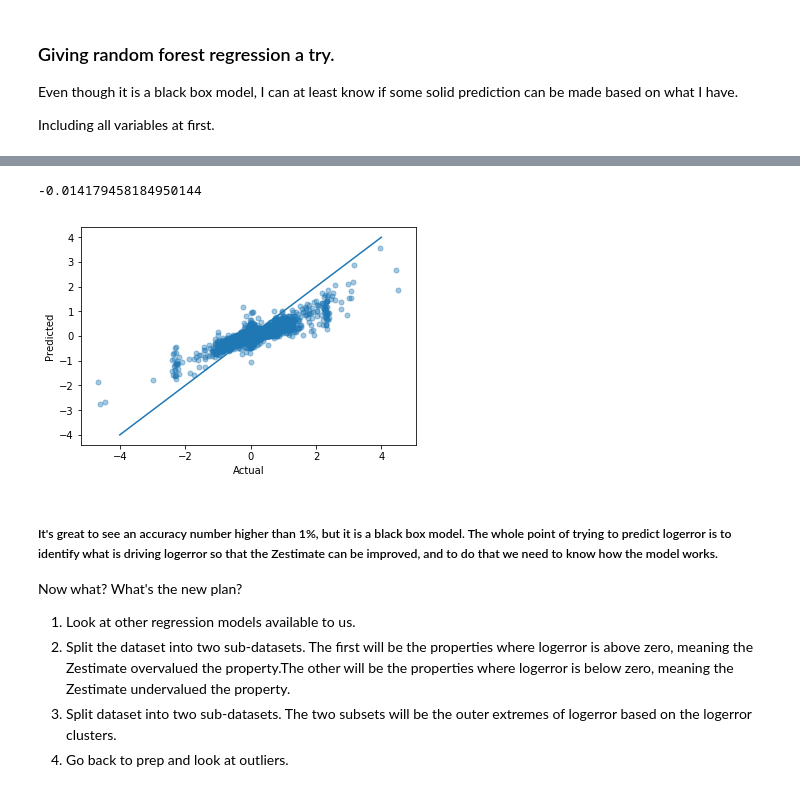
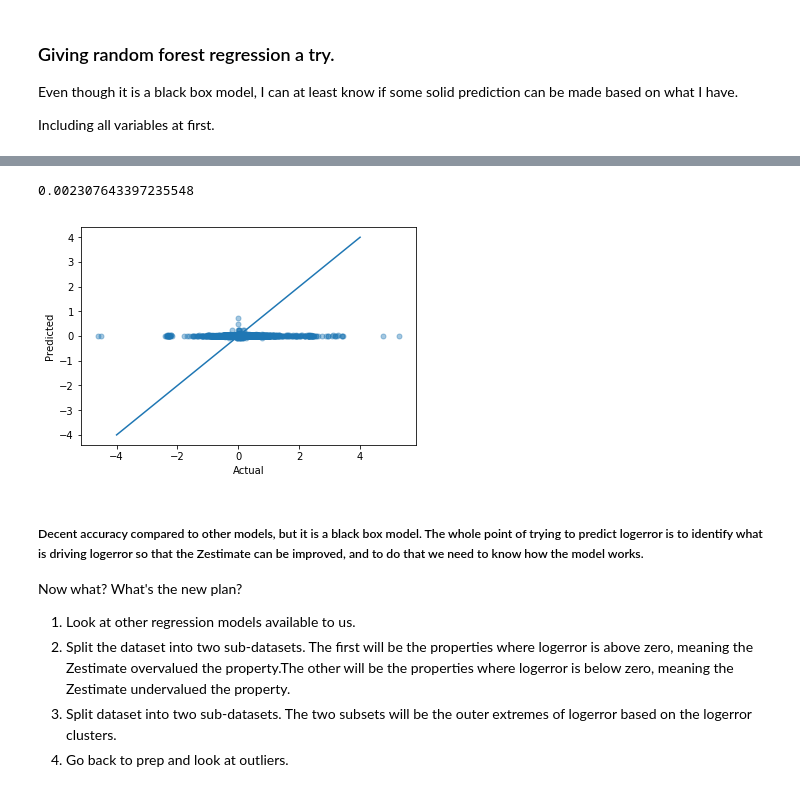
Before and after one commit to matthewzapata/ds-methodologies-exercises, a Jupyter notebook: clustering/zillow_exercises.ipynb, the cells around one changed output, grey strips where cells are left out. Saved outputs shown, nothing was run; the diff lists cells and outputs as text; code cells hidden in the pictures.

```diff
--- a/clustering/zillow_exercises.ipynb
+++ b/clustering/zillow_exercises.ipynb
@@ -1016,6 +1009,8 @@ Not significant.
 # %% [markdown]
 ### Making Initial Model
 First, split into train and test sets.
+# %%
+properties.drop(['parcelid'], axis=1, inplace=True)
 # %%
 from sklearn.model_selection import train_test_split
 
@@ -1382,12 +1373,11 @@ Including all variables at first.
 # %%
 from sklearn.ensemble import RandomForestRegressor
 
-a, b = explore_zillow.split_it(properties.drop(['parcelid',
-                                                'propertylandusedesc', 'regionidcounty',
+a, b = explore_zillow.split_it(properties.drop(['propertylandusedesc', 'regionidcounty',
                                                 'cluster_target'],axis=1),
                                training_size=.6)
 
-forest = RandomForestRegressor(random_state=123, max_depth=7)
+forest = RandomForestRegressor(random_state=123, max_depth=3)
 forest.fit(a.drop(['logerror'], axis=1), a[['logerror']])
 f = forest.predict(a.drop(['logerror'], axis=1))
 
@@ -1403,7 +1393,7 @@ Including only those variables that the decision tree thought were important. Ac
 z = a.drop(['logerror'], axis=1)
 z = z[['yearbuilt', 'cluster_lat_lon', 'cluster_loc_size', 'taxamount', 'lotsizesquarefeet']]
 
-forest = RandomForestRegressor(random_state=123, max_depth=10)
+forest = RandomForestRegressor(random_state=123, max_depth=3)
 forest.fit(z, a[['logerror']])
 f = forest.predict(z)
 
@@ -1421,17 +1419,17 @@ f = forest.predict(y)
 s = forest.score(y, b[['logerror']])
 s
 # %% [output]
--0.014179458184950144
+0.002307643397235548
 # %%
 plt.plot(range(-4,5), range(-4,5))
-plt.scatter(a.logerror, f, s=25, alpha=.4)
+plt.scatter(b.logerror, f, s=25, alpha=.4)
 plt.xlabel('Actual')
 plt.ylabel('Predicted')
 plt.show()
 # %% [output]
-[figure, old version]
+[figure, new version]
 # %% [markdown]
-##### It's great to see an accuracy number higher than 1%, but it is a black box model. The whole point of trying to predict logerror is to identify what is driving logerror so that the Zestimate can be improved, and to do that we need to know how the model works.
+##### Decent accuracy compared to other models, but it is a black box model. The whole point of trying to predict logerror is to identify what is driving logerror so that the Zestimate can be improved, and to do that we need to know how the model works.
 
 Now what? What's the new plan?
 1. Look at other regression models available to us.
```
Also changed, not shown: parts of 56 cells of this notebook, 1 other file.
